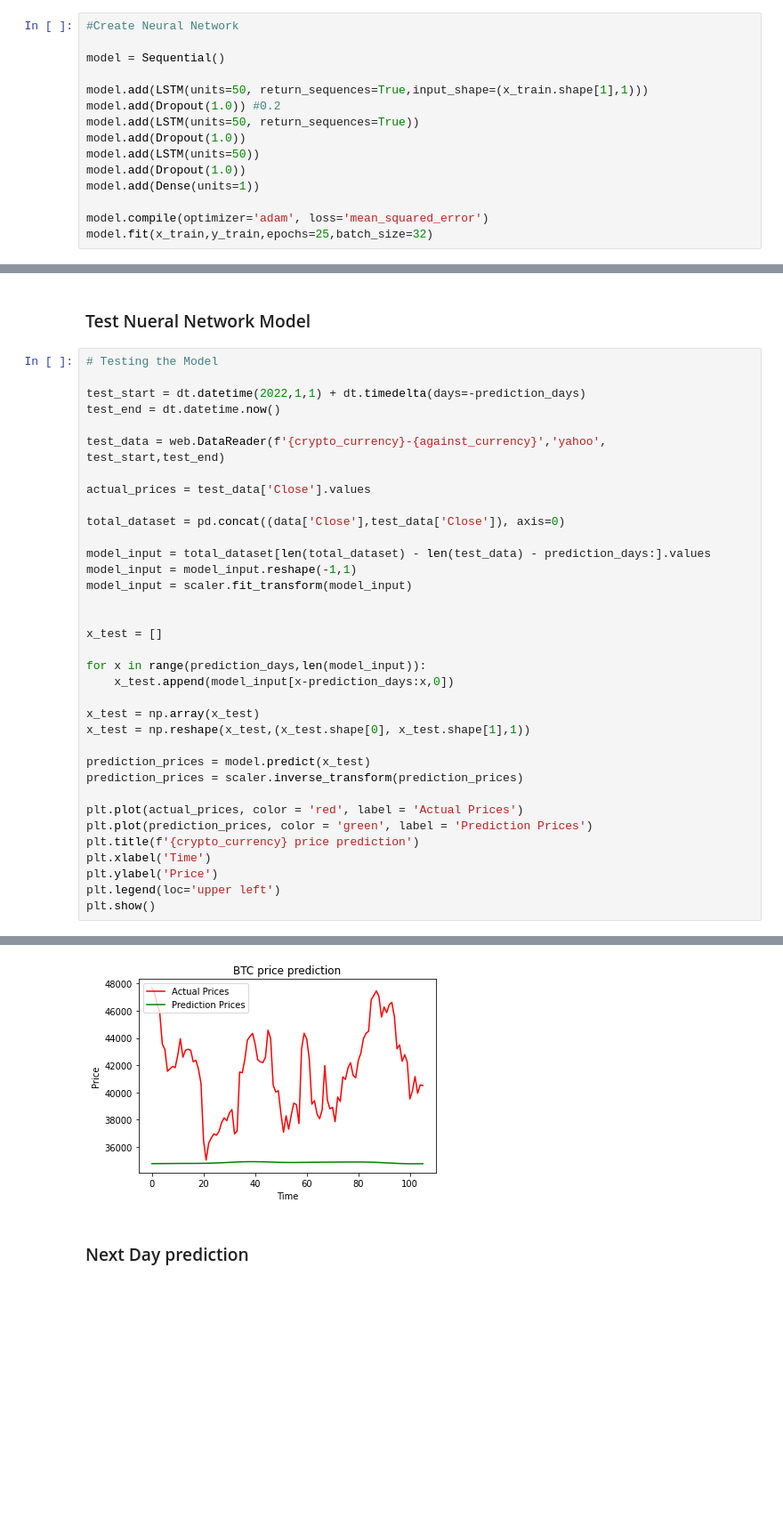
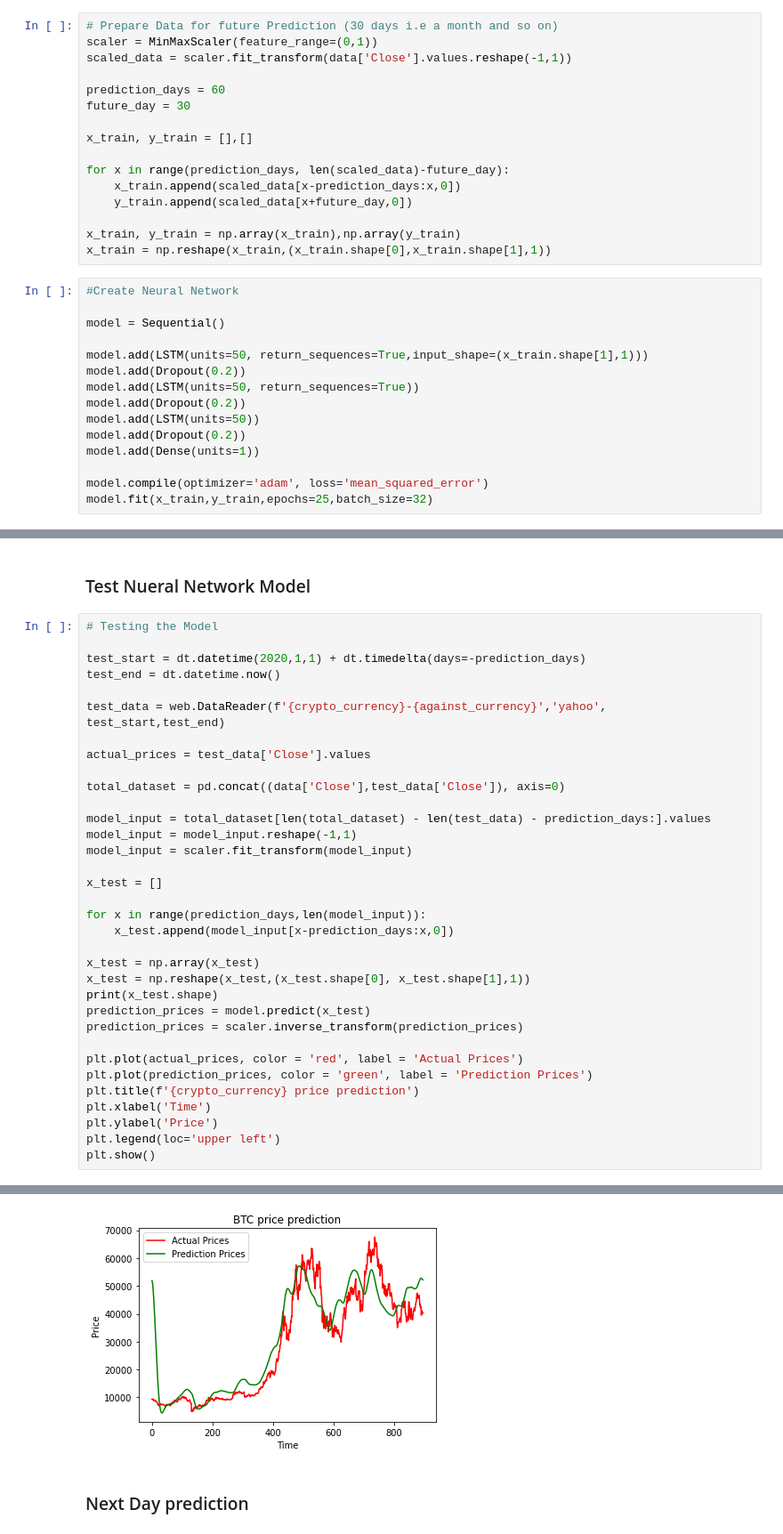
Before and after one commit to ToluAbolude/Trading, a Jupyter notebook: Trading_Bot_Coinbase.ipynb, the cells around one changed output, grey strips where cells are left out. Shown at 89% size. Cells and saved outputs as stored; diff of their text form; blank space fills up the shorter version.

```diff
--- a/Trading_Bot_Coinbase.ipynb
+++ b/Trading_Bot_Coinbase.ipynb
@@ -78,14 +80,30 @@ x_train = np.reshape(x_train,(x_train.shape[0],x_train.shape[1],1))
+# %%
+# Prepare Data for future Prediction (30 days i.e a month and so on)
+scaler = MinMaxScaler(feature_range=(0,1))
+scaled_data = scaler.fit_transform(data['Close'].values.reshape(-1,1))
+
+prediction_days = 60
+future_day = 30
+
+x_train, y_train = [],[]
+
+for x in range(prediction_days, len(scaled_data)-future_day):
+    x_train.append(scaled_data[x-prediction_days:x,0])
+    y_train.append(scaled_data[x+future_day,0])
+
+x_train, y_train = np.array(x_train),np.array(y_train)
+x_train = np.reshape(x_train,(x_train.shape[0],x_train.shape[1],1))
 # %%
 #Create Neural Network
 
 model = Sequential()
 
 model.add(LSTM(units=50, return_sequences=True,input_shape=(x_train.shape[1],1)))
-model.add(Dropout(1.0)) #0.2
+model.add(Dropout(0.2))
 model.add(LSTM(units=50, return_sequences=True))
-model.add(Dropout(1.0))
+model.add(Dropout(0.2))
 model.add(LSTM(units=50))
-model.add(Dropout(1.0))
+model.add(Dropout(0.2))
 model.add(Dense(units=1))
 
 model.compile(optimizer='adam', loss='mean_squared_error')
@@ -98,7 +132,7 @@ ValueError: ignored
 # %%
 # Testing the Model
 
-test_start = dt.datetime(2022,1,1) + dt.timedelta(days=-prediction_days)
+test_start = dt.datetime(2020,1,1) + dt.timedelta(days=-prediction_days)
 test_end = dt.datetime.now()
 
 test_data = web.DataReader(f'{crypto_currency}-{against_currency}','yahoo',
@@ -112,7 +146,6 @@ model_input = total_dataset[len(total_dataset) - len(test_data) - prediction_day
 model_input = model_input.reshape(-1,1)
 model_input = scaler.fit_transform(model_input)
 
-
 x_test = []
 
 for x in range(prediction_days,len(model_input)):
@@ -120,7 +153,7 @@ for x in range(prediction_days,len(model_input)):
 
 x_test = np.array(x_test)
 x_test = np.reshape(x_test,(x_test.shape[0], x_test.shape[1],1))
-
+print(x_test.shape)
 prediction_prices = model.predict(x_test)
 prediction_prices = scaler.inverse_transform(prediction_prices)
 
@@ -135,4 +169,4 @@ plt.show()
-[figure, old version]
+[figure, new version]
 # %% [markdown]
 ### Next Day prediction
 # %%
```
Also changed, not shown: parts of 7 cells of this notebook.
